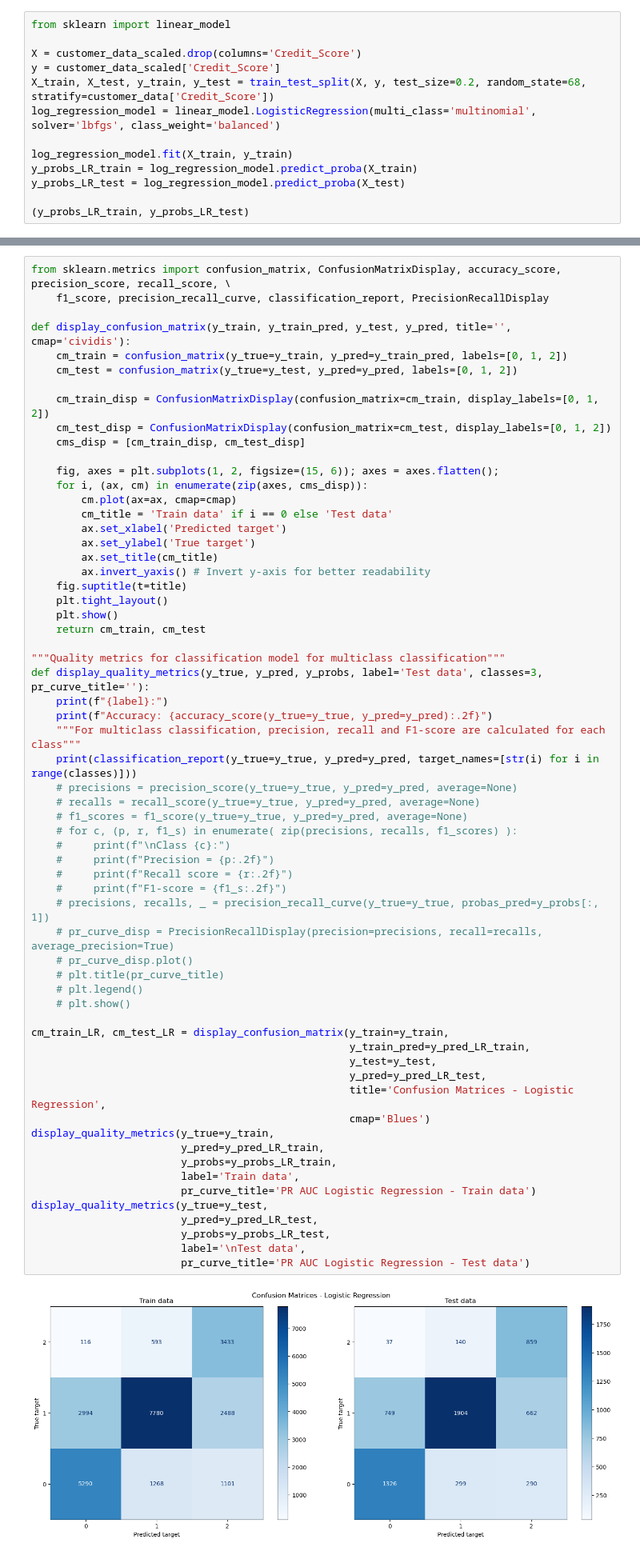
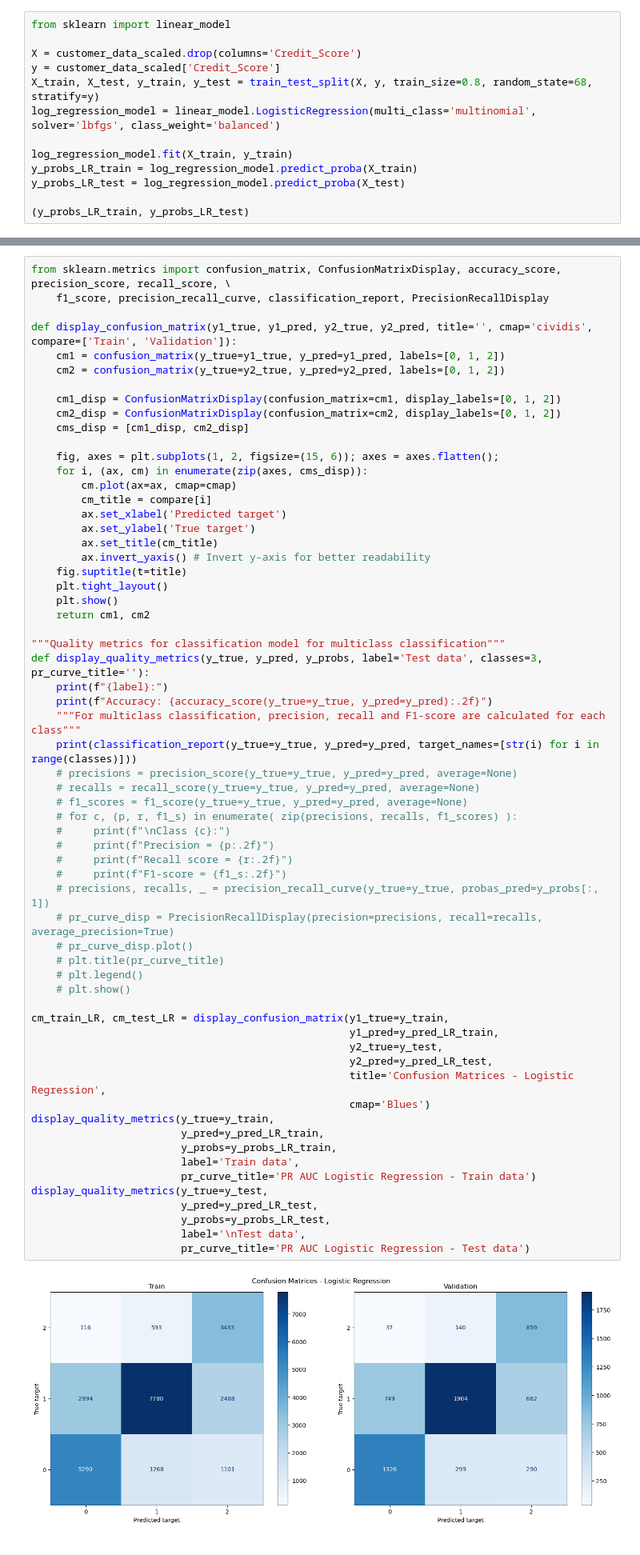
Before and after one commit to Radoslaw-Polak/Credit-Scoring-Modelling, a Jupyter notebook: test_v2.ipynb, the cells around one changed output, grey strips where cells are left out. Shown at 80% size. Saved outputs shown, nothing was run; the diff lists cells and outputs as text.

```diff
--- a/test_v2.ipynb
+++ b/test_v2.ipynb
@@ -571,7 +571,7 @@ from sklearn import linear_model
 
 X = customer_data_scaled.drop(columns='Credit_Score')
 y = customer_data_scaled['Credit_Score']
-X_train, X_test, y_train, y_test = train_test_split(X, y, test_size=0.2, random_state=68, stratify=customer_data['Credit_Score'])
+X_train, X_test, y_train, y_test = train_test_split(X, y, train_size=0.8, random_state=68, stratify=y)
 log_regression_model = linear_model.LogisticRegression(multi_class='multinomial', solver='lbfgs', class_weight='balanced')
 
 log_regression_model.fit(X_train, y_train)
@@ -607,18 +607,18 @@ y_pred_LR_test = log_regression_model.predict(X_test)
 from sklearn.metrics import confusion_matrix, ConfusionMatrixDisplay, accuracy_score, precision_score, recall_score, \
     f1_score, precision_recall_curve, classification_report, PrecisionRecallDisplay
 
-def display_confusion_matrix(y_train, y_train_pred, y_test, y_pred, title='', cmap='cividis'):
-    cm_train = confusion_matrix(y_true=y_train, y_pred=y_train_pred, labels=[0, 1, 2])
-    cm_test = confusion_matrix(y_true=y_test, y_pred=y_pred, labels=[0, 1, 2])
+def display_confusion_matrix(y1_true, y1_pred, y2_true, y2_pred, title='', cmap='cividis', compare=['Train', 'Validation']):
+    cm1 = confusion_matrix(y_true=y1_true, y_pred=y1_pred, labels=[0, 1, 2])
+    cm2 = confusion_matrix(y_true=y2_true, y_pred=y2_pred, labels=[0, 1, 2])
 
-    cm_train_disp = ConfusionMatrixDisplay(confusion_matrix=cm_train, display_labels=[0, 1, 2])
-    cm_test_disp = ConfusionMatrixDisplay(confusion_matrix=cm_test, display_labels=[0, 1, 2])
-    cms_disp = [cm_train_disp, cm_test_disp]
+    cm1_disp = ConfusionMatrixDisplay(confusion_matrix=cm1, display_labels=[0, 1, 2])
+    cm2_disp = ConfusionMatrixDisplay(confusion_matrix=cm2, display_labels=[0, 1, 2])
+    cms_disp = [cm1_disp, cm2_disp]
 
     fig, axes = plt.subplots(1, 2, figsize=(15, 6)); axes = axes.flatten();
     for i, (ax, cm) in enumerate(zip(axes, cms_disp)):
         cm.plot(ax=ax, cmap=cmap)
-        cm_title = 'Train data' if i == 0 else 'Test data'
+        cm_title = compare[i]
         ax.set_xlabel('Predicted target')
         ax.set_ylabel('True target')
         ax.set_title(cm_title)
@@ -626,7 +626,7 @@ def display_confusion_matrix(y_train, y_train_pred, y_test, y_pred, title='', cm
     fig.suptitle(t=title)
     plt.tight_layout()
     plt.show()
-    return cm_train, cm_test
+    return cm1, cm2
 
 """Quality metrics for classification model for multiclass classification"""
 def display_quality_metrics(y_true, y_pred, y_probs, label='Test data', classes=3, pr_curve_title=''):
@@ -635,38 +635,38 @@ def display_quality_metrics(y_true, y_pred, y_probs, label='Test data', classes=
     """For multiclass classification, precision, recall and F1-score are calculated for each class"""
     print(classification_report(y_true=y_true, y_pred=y_pred, target_names=[str(i) for i in range(classes)]))
     # precisions = precision_score(y_true=y_true, y_pred=y_pred, average=None)
     # recalls = recall_score(y_true=y_true, y_pred=y_pred, average=None)
     # f1_scores = f1_score(y_true=y_true, y_pred=y_pred, average=None)
     # for c, (p, r, f1_s) in enumerate( zip(precisions, recalls, f1_scores) ):
     #     print(f"\nClass {c}:")
     #     print(f"Precision = {p:.2f}")
     #     print(f"Recall score = {r:.2f}")
     #     print(f"F1-score = {f1_s:.2f}")
     # precisions, recalls, _ = precision_recall_curve(y_true=y_true, probas_pred=y_probs[:, 1])
     # pr_curve_disp = PrecisionRecallDisplay(precision=precisions, recall=recalls, average_precision=True)
     # pr_curve_disp.plot()
     # plt.title(pr_curve_title)
     # plt.legend()
     # plt.show()
 
-cm_train_LR, cm_test_LR = display_confusion_matrix(y_train=y_train,
-                                                   y_train_pred=y_pred_LR_train,
-                                                   y_test=y_test,
-                                                   y_pred=y_pred_LR_test,
+cm_train_LR, cm_test_LR = display_confusion_matrix(y1_true=y_train,
+                                                   y1_pred=y_pred_LR_train,
+                                                   y2_true=y_test,
+                                                   y2_pred=y_pred_LR_test,
                                                    title='Confusion Matrices - Logistic Regression',
                                                    cmap='Blues')
 display_quality_metrics(y_true=y_train,
                         y_pred=y_pred_LR_train,
                         y_probs=y_probs_LR_train,
                         label='Train data',
                         pr_curve_title='PR AUC Logistic Regression - Train data')
 display_quality_metrics(y_true=y_test,
                         y_pred=y_pred_LR_test,
                         y_probs=y_probs_LR_test,
                         label='\nTest data',
                         pr_curve_title='PR AUC Logistic Regression - Test data')
 # %% [output]
-[figure, old version]
+[figure, new version]
 Train data:
 Accuracy: 0.66
               precision    recall  f1-score   support
```
Also changed, not shown: parts of 19 cells of this notebook.
